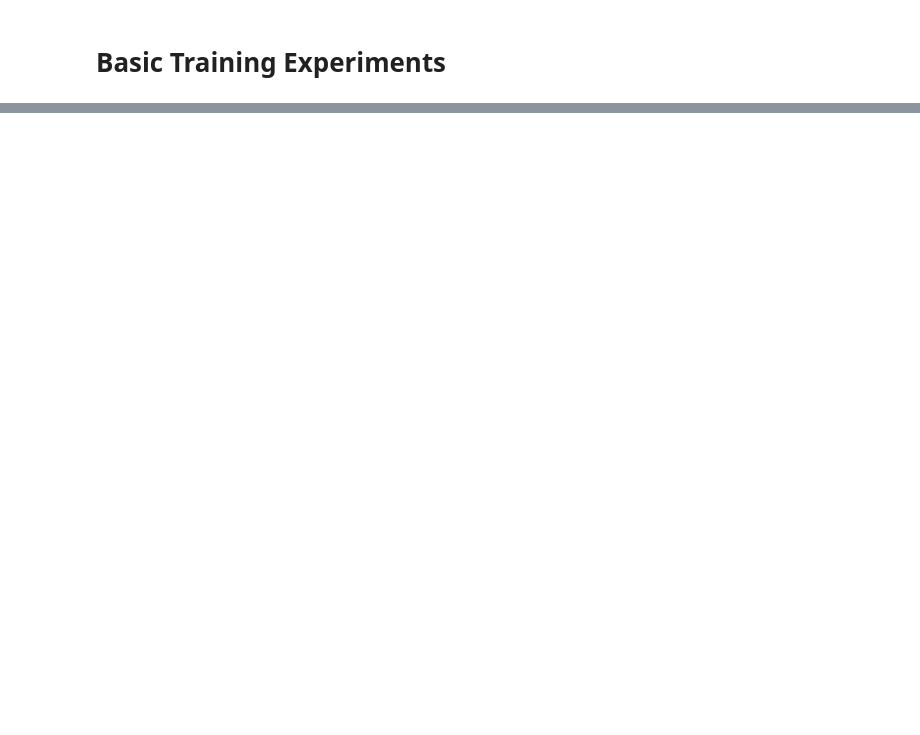
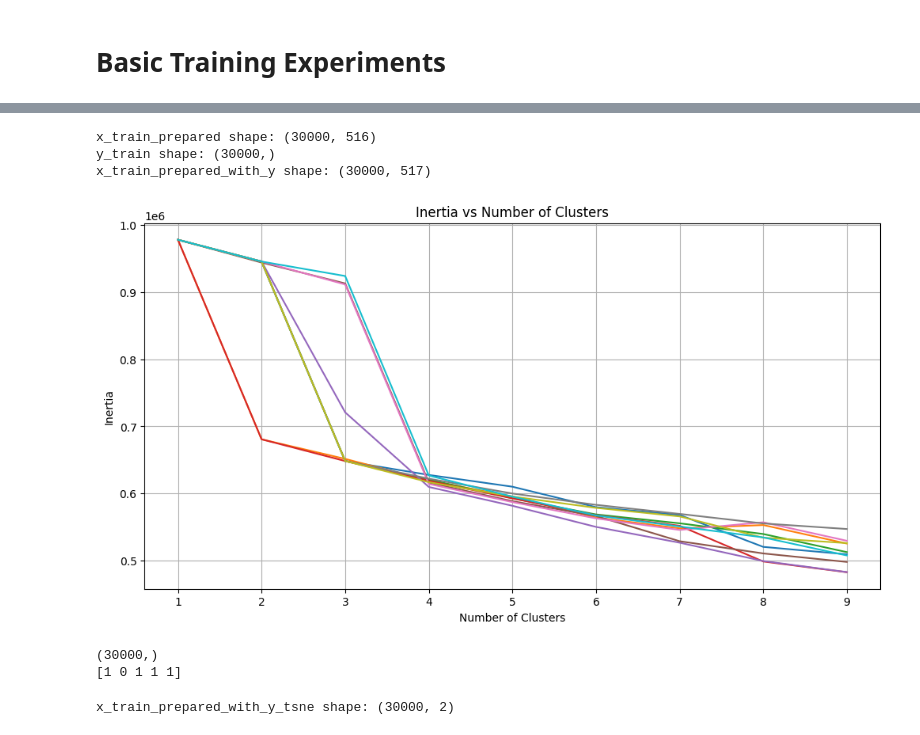
Before and after one commit to IdeaKing/ml4va, a Jupyter notebook: 01_data_experiments.ipynb, the cells around one changed output, grey strips where cells are left out. Saved outputs shown, nothing was run; the diff lists cells and outputs as text; code cells hidden in the pictures; blank space fills up the shorter version.

```diff
--- a/01_data_experiments.ipynb
+++ b/01_data_experiments.ipynb
@@ -422,0 +438,34 @@ Feature Importances Table:
+# %%
+# use kmeans to cluster the data
+from sklearn.cluster import KMeans
+
+# Add y_train to x_train_prepared
+print(f"x_train_prepared shape: {x_train_prepared.shape}")
+print(f"y_train shape: {y_train.shape}")
+x_train_prepared_with_y = np.column_stack((x_train_prepared, y_train))
+print(f"x_train_prepared_with_y shape: {x_train_prepared_with_y.shape}")
+# %% [output]
+x_train_prepared shape: (30000, 516)
+y_train shape: (30000,)
+x_train_prepared_with_y shape: (30000, 517)
+# %%
+intertias = []
+for seed in range(RANDOM_SEED, RANDOM_SEED + 10):
+    inertia = []
+    for k in range(1, 10):
+        kmeans = KMeans(n_clusters=k, random_state=seed)
+        kmeans.fit(x_train_prepared_with_y)
+        inertia.append(kmeans.inertia_)
+
+    intertias.append(inertia)
+
+plt.figure(figsize=(12, 6))
+plt.title('Inertia vs Number of Clusters')
+plt.xlabel('Number of Clusters')
+plt.ylabel('Inertia')
+plt.xticks(range(1, 10))
+plt.grid(True)
+for inertia in intertias:
+    plt.plot(range(1, 10), inertia)
+# %% [output]
+[figure, added]
@@ -422,0 +476,14 @@ Feature Importances Table:
+# %%
+print(cluster_labels.shape)
+print(cluster_labels[:5])
+# %% [output]
+(30000,)
+[1 0 1 1 1]
+# %%
+from sklearn.manifold import TSNE
+
+tsne = TSNE(n_components=2, random_state=RANDOM_SEED)
+x_train_prepared_with_y_tsne = tsne.fit_transform(x_train_prepared_with_y)
+print(f"x_train_prepared_with_y_tsne shape: {x_train_prepared_with_y_tsne.shape}")
+# %% [output]
+x_train_prepared_with_y_tsne shape: (30000, 2)
```
Also changed, not shown: parts of 15 cells of this notebook.
